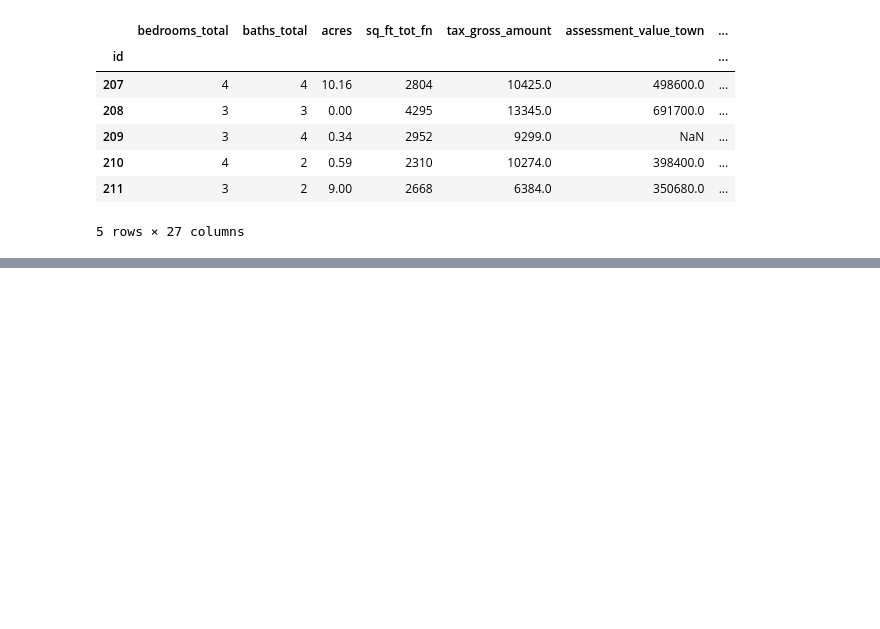
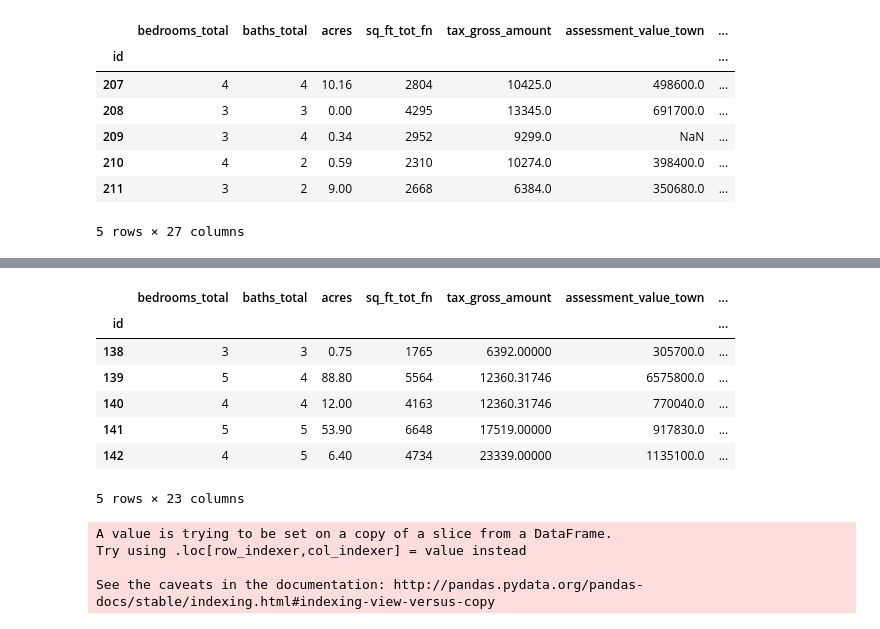
Before and after one commit to minhchan11/GA-Capstone-RealEstate, a Jupyter notebook: notebooks/real-estate-vermont-eda.ipynb, the cells around one changed output, grey strips where cells are left out. Drawn from its saved outputs; the diff is of its cells as text; code cells hidden in the pictures; blank space fills up the shorter version.

```diff
--- a/notebooks/real-estate-vermont-eda.ipynb
+++ b/notebooks/real-estate-vermont-eda.ipynb
@@ -438,0 +481,4 @@ for col in ['acres','garage_capacity',' tax_gross_amount','assessment_value_town
+# %%
+for col in df3.columns:
+    if df3[col].nunique() < 20:
+        print(df3[col].value_counts())
@@ -456,0 +555,21 @@ df3 = pd.read_csv('../data/validate.csv', index_col='id')
+# %%
+df3 = df3.drop(['common_land_acres','water_frontage_length','easements','water_body_type'],axis=1)
+for col in ['acres','garage_capacity',' tax_gross_amount','assessment_value_town']:
+    df3[col] = df3[col].fillna(df3[col].mean())
+city3 = pd.get_dummies(df3.city,prefix='city_',drop_first=True)
+covenants3 = pd.get_dummies(df3.covenants,prefix='covenants_',drop_first=True)
+df3['flood_zone']= df3['flood_zone'].map({'No':0,'Yes':1,'Unknown':1})
+df3['current_use']= df3['current_use'].map({'No':0,'Yes':1,'Unknown':1})
+df3['basement']= df3['basement'].map({'No':0,'Yes':1})
+df3['garage']= df3['garage'].map({'No':0,'Yes':1})
+# %%
+df3.head()
+# %% [output]
+|  | bedrooms_total | baths_total | acres | sq_ft_tot_fn | tax_gross_amount | assessment_value_town | ... |
+| id |  |  |  |  |  |  | ... |
+| 138 | 3 | 3 | 0.75 | 1765 | 6392.00000 | 305700.0 | ... |
+| 139 | 5 | 4 | 88.80 | 5564 | 12360.31746 | 6575800.0 | ... |
+| 140 | 4 | 4 | 12.00 | 4163 | 12360.31746 | 770040.0 | ... |
+| 141 | 5 | 5 | 53.90 | 6648 | 17519.00000 | 917830.0 | ... |
+| 142 | 4 | 5 | 6.40 | 4734 | 23339.00000 | 1135100.0 | ... |
+5 rows × 23 columns
@@ -456,0 +587,7 @@ df3 = pd.read_csv('../data/validate.csv', index_col='id')
+# %%
+X3['basement'] = X3['basement'].fillna(1)
+# %% [output]
+A value is trying to be set on a copy of a slice from a DataFrame.
+Try using .loc[row_indexer,col_indexer] = value instead
+
+See the caveats in the documentation: http://pandas.pydata.org/pandas-docs/stable/indexing.html#indexing-view-versus-copy
```
Also changed, not shown: parts of 19 cells of this notebook.
